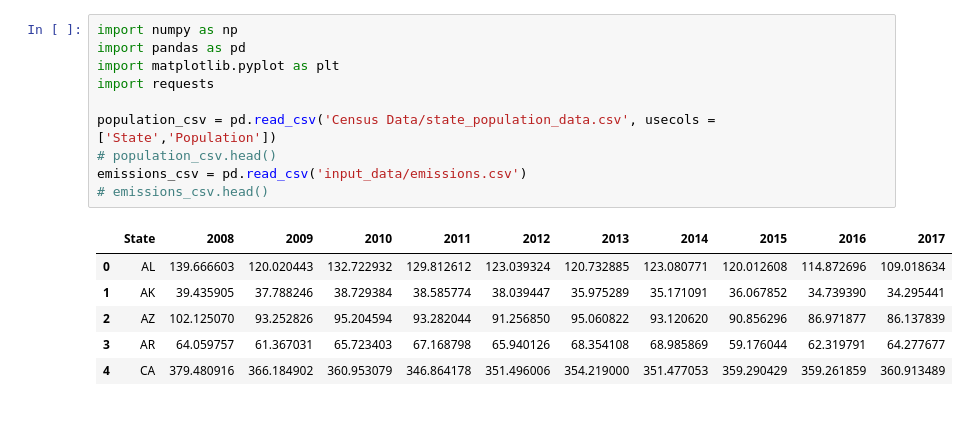
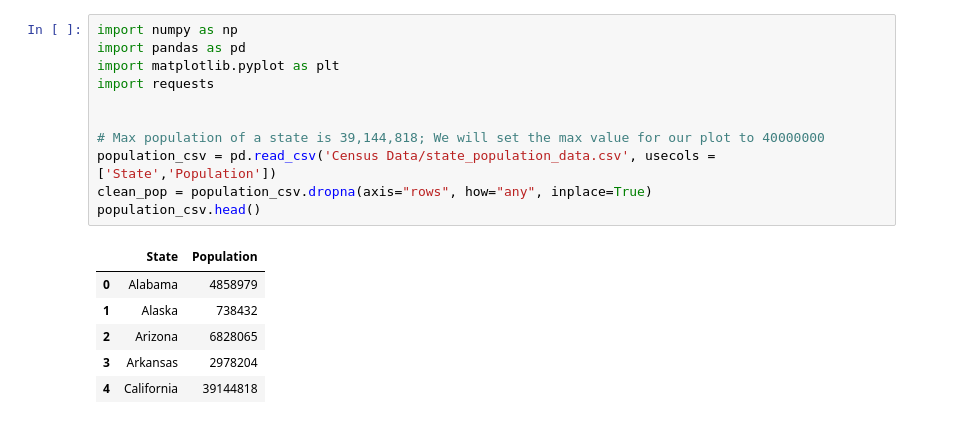
Before and after one commit to Asia-Hewett/solar_v_emissions_project, a Jupyter notebook: statepop_vs_airqual_visuals.ipynb, the cells around one changed output. Drawn from its saved outputs; the diff is of its cells as text.

```diff
--- a/statepop_vs_airqual_visuals.ipynb
+++ b/statepop_vs_airqual_visuals.ipynb
@@ -1,17 +1,18 @@
 # %%
 import numpy as np
 import pandas as pd
 import matplotlib.pyplot as plt
 import requests
 
+
+# Max population of a state is 39,144,818; We will set the max value for our plot to 40000000
 population_csv = pd.read_csv('Census Data/state_population_data.csv', usecols = ['State','Population'])
-# population_csv.head()
-emissions_csv = pd.read_csv('input_data/emissions.csv')
-# emissions_csv.head()
+clean_pop = population_csv.dropna(axis="rows", how="any", inplace=True)
+population_csv.head()
 # %% [output]
-|  | State | 2008 | 2009 | 2010 | 2011 | 2012 | 2013 | 2014 | 2015 | 2016 | 2017 |
-| 0 | AL | 139.666603 | 120.020443 | 132.722932 | 129.812612 | 123.039324 | 120.732885 | 123.080771 | 120.012608 | 114.872696 | 109.018634 |
-| 1 | AK | 39.435905 | 37.788246 | 38.729384 | 38.585774 | 38.039447 | 35.975289 | 35.171091 | 36.067852 | 34.739390 | 34.295441 |
-| 2 | AZ | 102.125070 | 93.252826 | 95.204594 | 93.282044 | 91.256850 | 95.060822 | 93.120620 | 90.856296 | 86.971877 | 86.137839 |
-| 3 | AR | 64.059757 | 61.367031 | 65.723403 | 67.168798 | 65.940126 | 68.354108 | 68.985869 | 59.176044 | 62.319791 | 64.277677 |
-| 4 | CA | 379.480916 | 366.184902 | 360.953079 | 346.864178 | 351.496006 | 354.219000 | 351.477053 | 359.290429 | 359.261859 | 360.913489 |
+|  | State | Population |
+| 0 | Alabama | 4858979 |
+| 1 | Alaska | 738432 |
+| 2 | Arizona | 6828065 |
+| 3 | Arkansas | 2978204 |
+| 4 | California | 39144818 |
```
Also changed, not shown: parts of 2 cells of this notebook, 1 other file.
